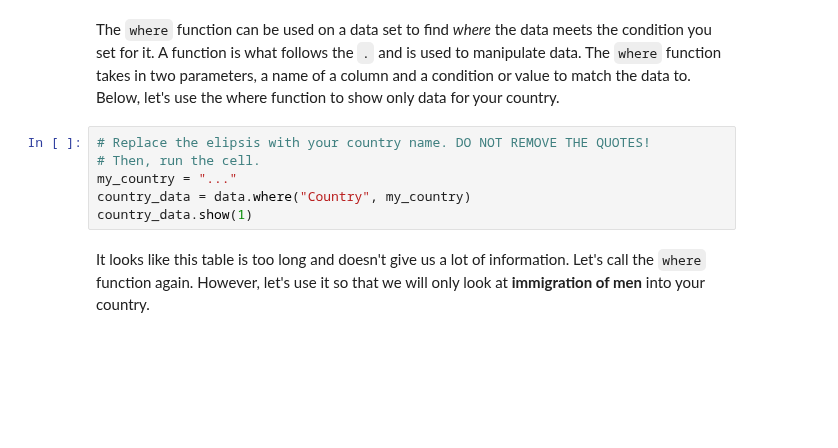
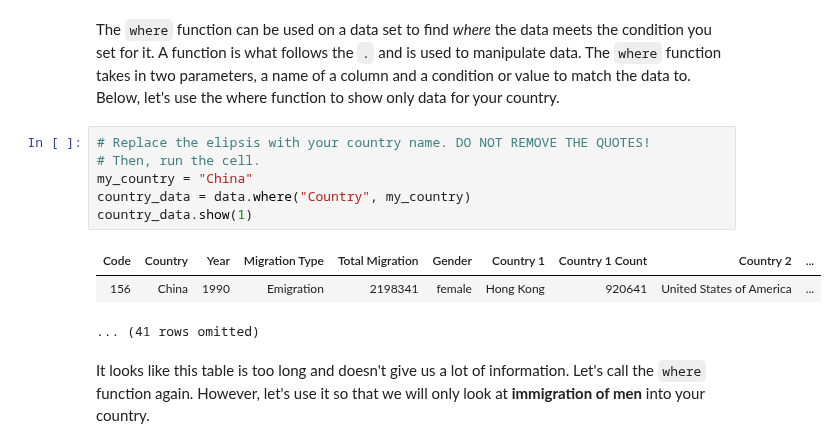
Before and after one commit to ds-modules/IAS-150, a Jupyter notebook: IAS-150_notebook.ipynb, the cells around one changed output. Saved outputs shown, nothing was run; the diff lists cells and outputs as text; blank space fills up the shorter version.

```diff
--- a/IAS-150_notebook.ipynb
+++ b/IAS-150_notebook.ipynb
@@ -104,9 +116,13 @@ The `where` function can be used on a data set to find *where* the data meets th
 # %%
 # Replace the elipsis with your country name. DO NOT REMOVE THE QUOTES!
 # Then, run the cell.
-my_country = "..."
+my_country = "China"
 country_data = data.where("Country", my_country)
 country_data.show(1)
+# %% [output]
+| Code | Country | Year | Migration Type | Total Migration | Gender | Country 1 | Country 1 Count | Country 2 | ... |
+| 156 | China | 1990 | Emigration | 2198341 | female | Hong Kong | 920641 | United States of America | ... |
+... (41 rows omitted)
 # %% [markdown]
 It looks like this table is too long and doesn't give us a lot of information. Let's call the `where` function again. However, let's use it so that we will only look at **immigration of men** into your country.
 # %%
```
Also changed, not shown: parts of 12 cells of this notebook.
